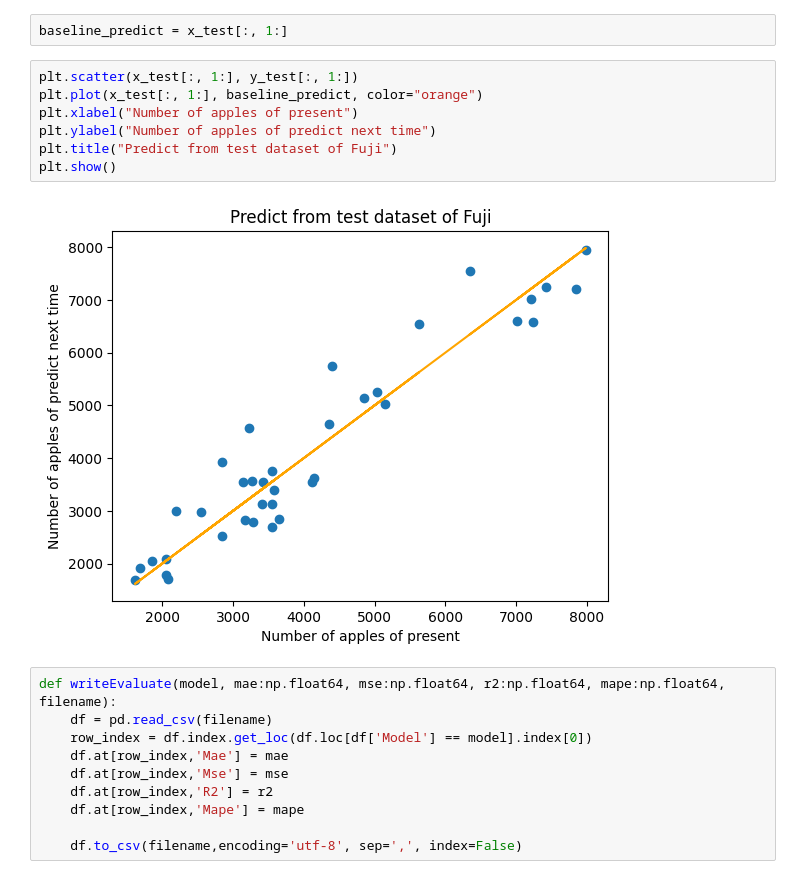
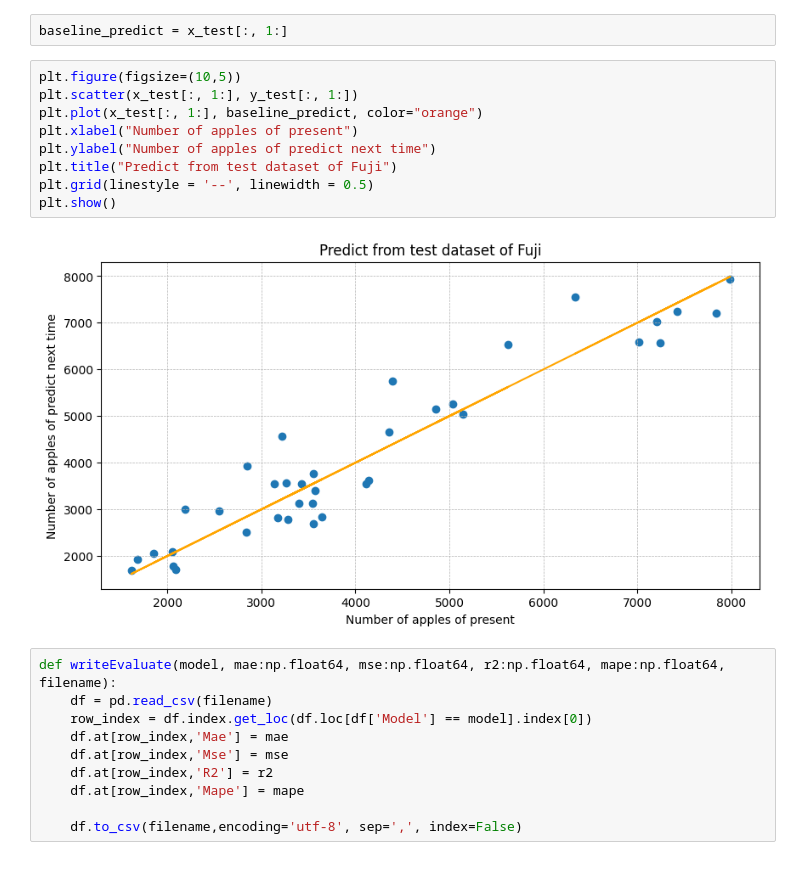
Before and after one commit to OatKID/RegressionMiniProject, a Jupyter notebook: algorithm/Fuji/1_predict_1/baseline.ipynb, the cells around one changed output. Cells and saved outputs as stored; diff of their text form.

Commit message:
Clean File and Change Paremeter in Graph

```diff
--- a/algorithm/Fuji/1_predict_1/baseline.ipynb
+++ b/algorithm/Fuji/1_predict_1/baseline.ipynb
@@ -86,14 +92,16 @@ Baseline Predict
 # %%
 baseline_predict = x_test[:, 1:]
 # %%
+plt.figure(figsize=(10,5))
 plt.scatter(x_test[:, 1:], y_test[:, 1:])
 plt.plot(x_test[:, 1:], baseline_predict, color="orange")
 plt.xlabel("Number of apples of present")
 plt.ylabel("Number of apples of predict next time")
 plt.title("Predict from test dataset of Fuji")
+plt.grid(linestyle = '--', linewidth = 0.5)
 plt.show()
 # %% [output]
-[figure, old version]
+[figure, new version]
 # %%
 def writeEvaluate(model, mae:np.float64, mse:np.float64, r2:np.float64, mape:np.float64, filename):
     df = pd.read_csv(filename)
```
Also changed, not shown: parts of 5 cells of this notebook, 7 other files.
